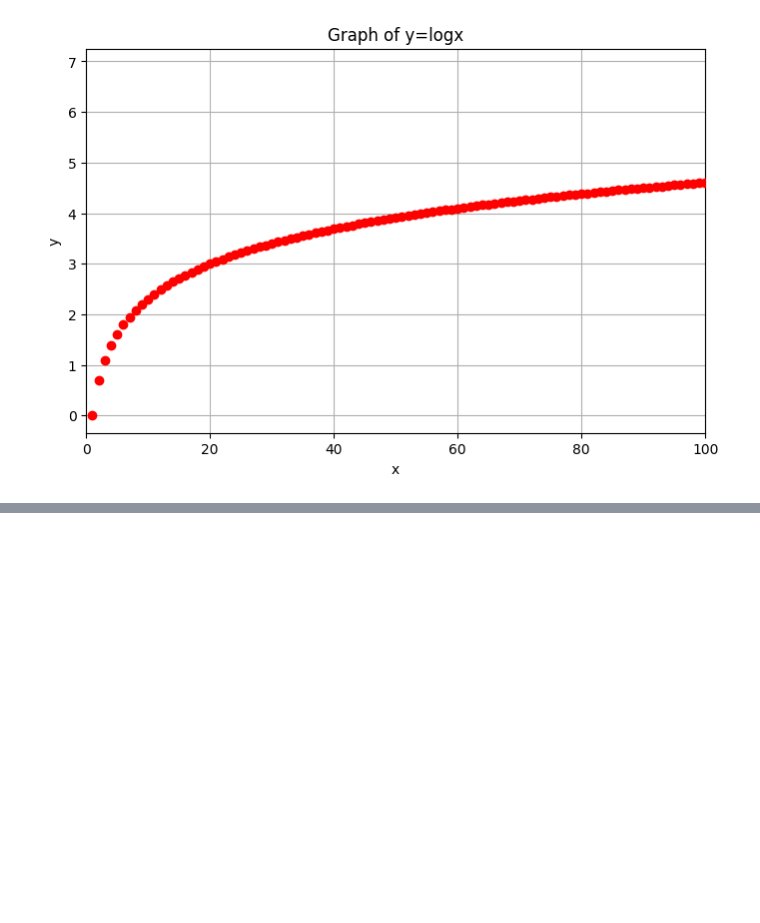
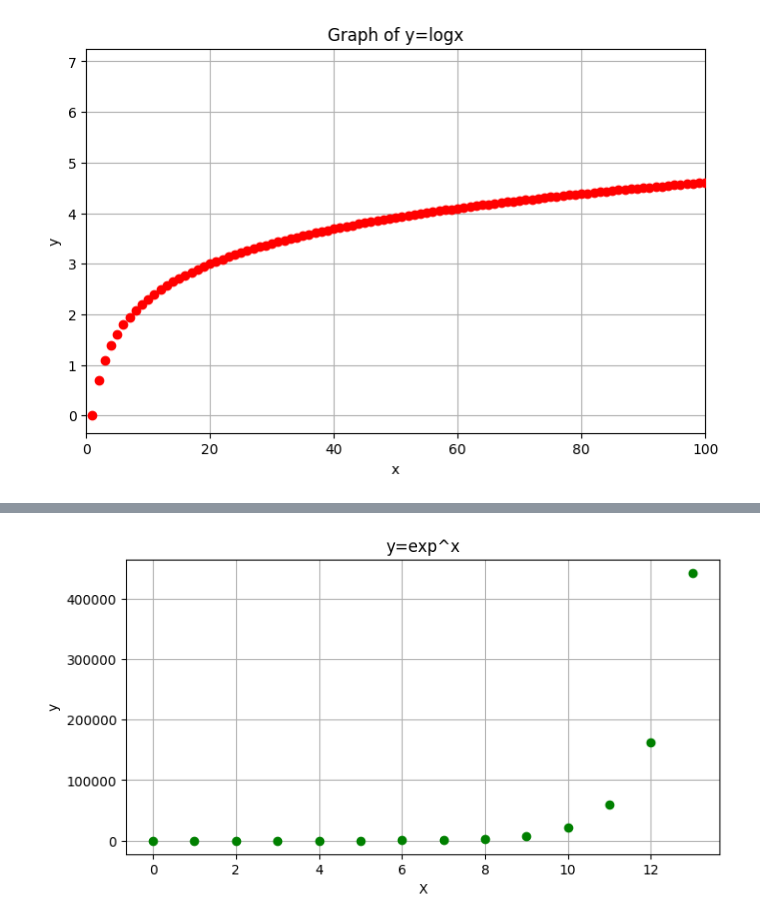
Before and after one commit to OrdenWills/Maths-coding-Ka-stroud, a Jupyter notebook: curves_and_curve-fitting/main.ipynb, the cells around one changed output, grey strips where cells are left out. Drawn from its saved outputs; the diff is of its cells as text; code cells hidden in the pictures; blank space fills up the shorter version.

```diff
--- a/curves_and_curve-fitting/main.ipynb
+++ b/curves_and_curve-fitting/main.ipynb
@@ -69,0 +74,7 @@ plt.show()
+# %%
+X = np.arange(0,14)
+y = np.exp(X)
+
+
+data = pd.DataFrame({'X':X,"y":y})
+data
@@ -69,0 +97,10 @@ plt.show()
+# %%
+plt.figure(figsize=(8,4))
+plt.scatter(X,y,zorder=3, color='green')
+plt.xlabel('X')
+plt.ylabel('y')
+plt.title('y=exp^x')
+plt.grid()
+plt.show()
+# %% [output]
+[figure, added]
```
Also changed, not shown: parts of 5 cells of this notebook, 1 other file.
